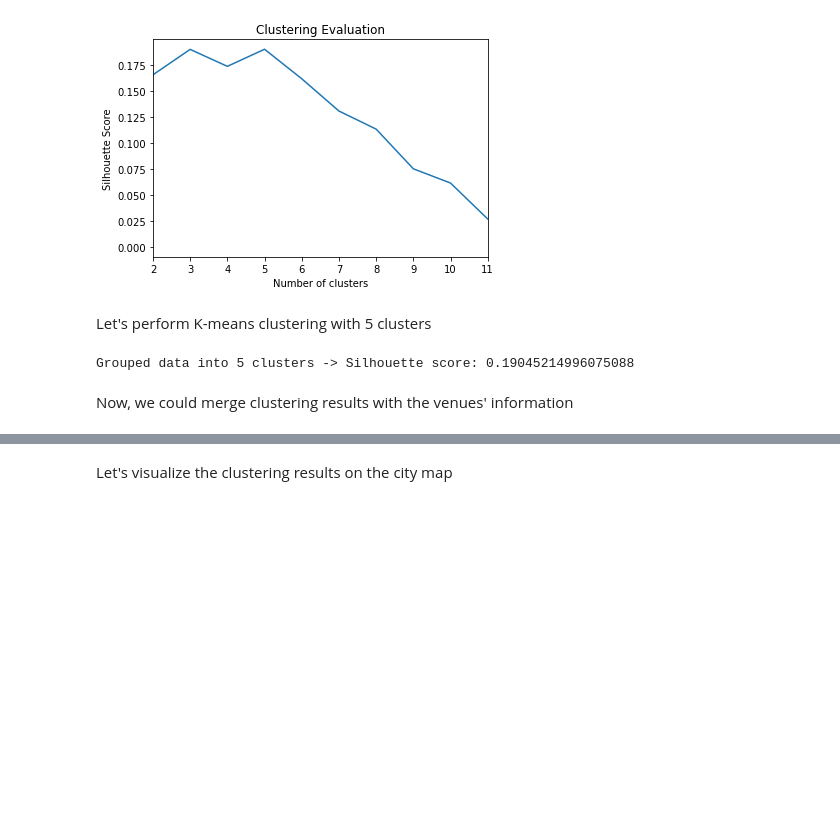
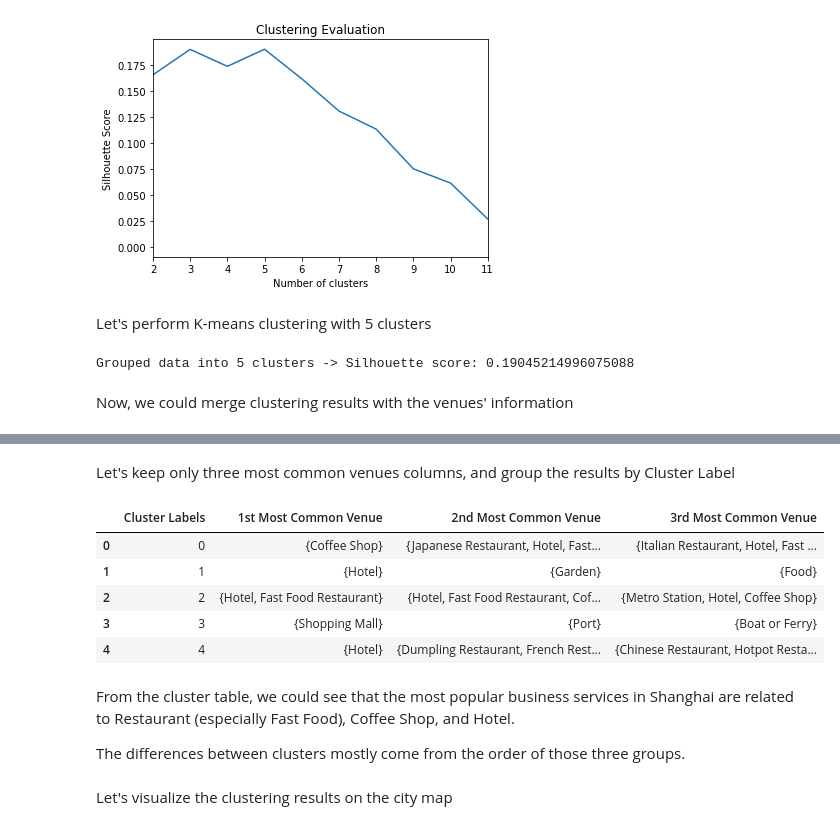
Before and after one commit to lehoang318/Coursera_Capstone, a Jupyter notebook: Potential-Business-Services-in-Vietnam.ipynb, the cells around one changed output, grey strips where cells are left out. Cells and saved outputs as stored; diff of their text form; code cells hidden in the pictures; blank space fills up the shorter version.

```diff
--- a/Potential-Business-Services-in-Vietnam.ipynb
+++ b/Potential-Business-Services-in-Vietnam.ipynb
@@ -665,5 +529,22 @@ shanghai_venues_merged
 | 9 | Minhang, Shanghai | 31.114767 | 121.376943 | 0 | Coffee Shop | Fast Food Restaurant | ... |
 | 10 | Jiading, Shanghai | 31.377756 | 121.260612 | 1 | Hotel | Garden | ... |
 | 12 | Songjiang, Shanghai | 31.034405 | 121.223208 | 2 | Hotel | Fast Food Restaurant | ... |
+# %% [markdown]
+Let's keep only three most common venues columns, and group the results by Cluster Label
+# %%
+shanghai_clusters = shanghai_venues_merged.groupby('Cluster Labels').agg(lambda x: tuple(x)).applymap(set).reset_index()
+shanghai_clusters.drop(['Area', 'Latitude', 'Longitude', '4th Most Common Venue', '5th Most Common Venue'], axis=1, inplace=True)
+shanghai_clusters
+# %% [output]
+|  | Cluster Labels | 1st Most Common Venue | 2nd Most Common Venue | 3rd Most Common Venue |
+| 0 | 0 | {Coffee Shop} | {Japanese Restaurant, Hotel, Fast... | {Italian Restaurant, Hotel, Fast ... |
+| 1 | 1 | {Hotel} | {Garden} | {Food} |
+| 2 | 2 | {Hotel, Fast Food Restaurant} | {Hotel, Fast Food Restaurant, Cof... | {Metro Station, Hotel, Coffee Shop} |
+| 3 | 3 | {Shopping Mall} | {Port} | {Boat or Ferry} |
+| 4 | 4 | {Hotel} | {Dumpling Restaurant, French Rest... | {Chinese Restaurant, Hotpot Resta... |
+# %% [markdown]
+From the cluster table, we could see that the most popular business services in Shanghai are related to Restaurant (especially Fast Food), Coffee Shop, and Hotel.
+
+The differences between clusters mostly come from the order of those three groups.
 # %% [markdown]
 Let's visualize the clustering results on the city map
```
Also changed, not shown: parts of 52 cells of this notebook.
